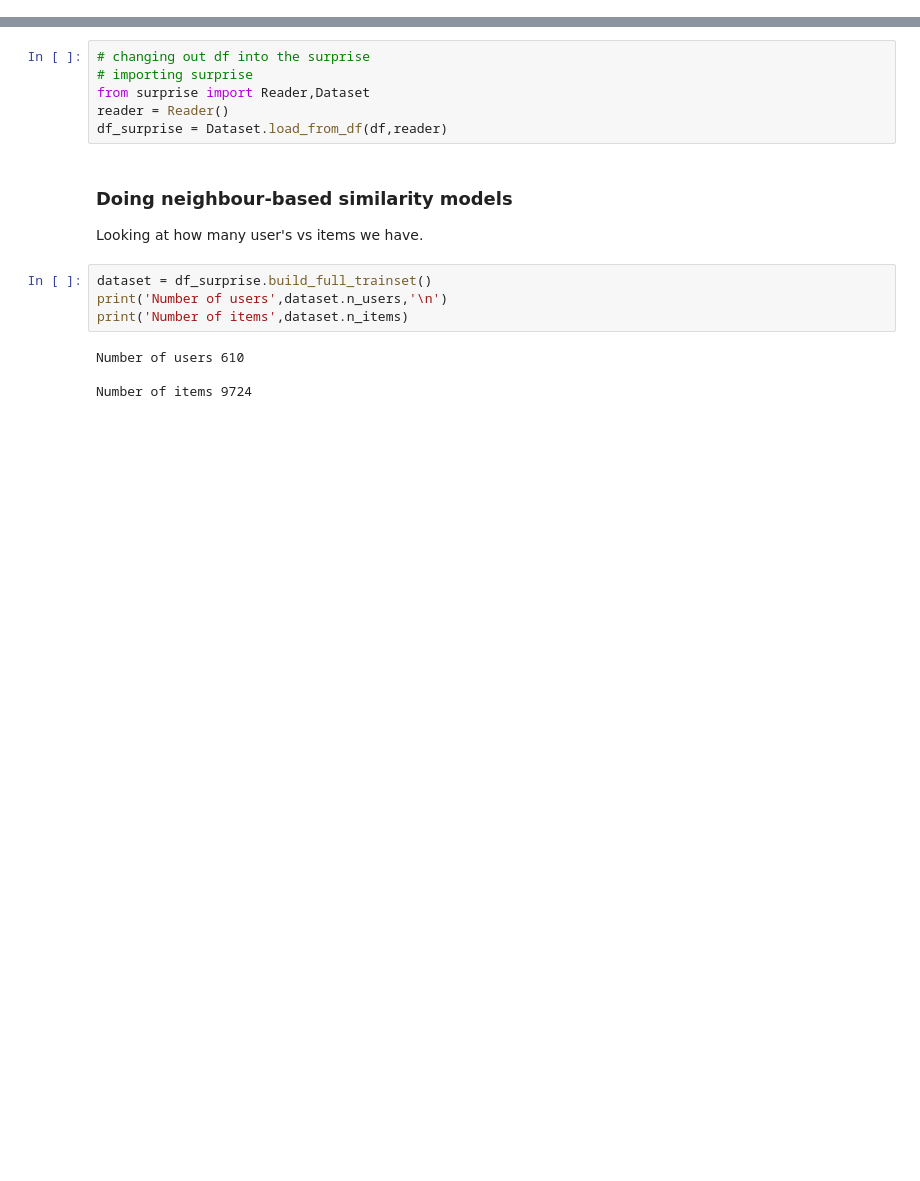
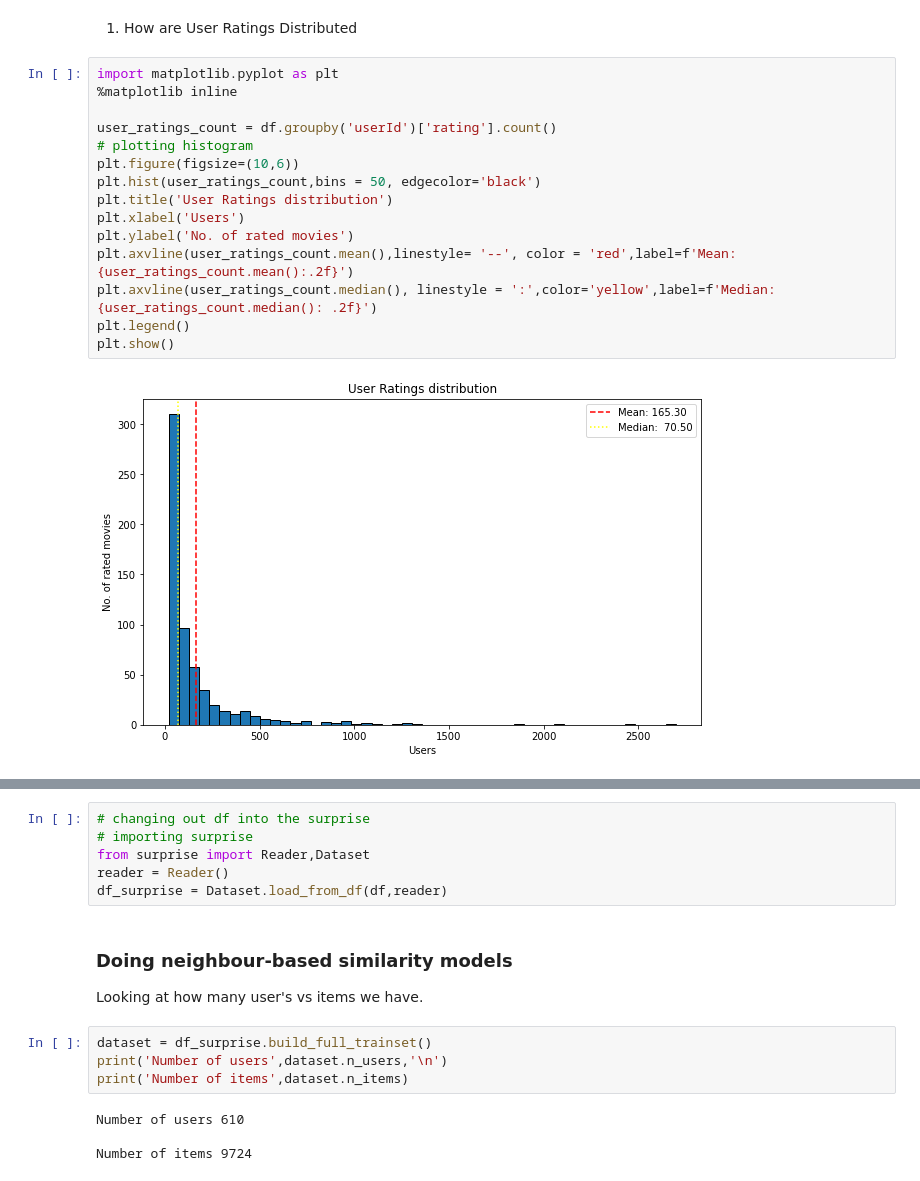
Before and after one commit to MrDenzy/Phase-4-Project---Movie-Recommendation-System, a Jupyter notebook: notebook/vkones.ipynb, the cells around one changed output, grey strips where cells are left out. Drawn from its saved outputs; the diff is of its cells as text; blank space fills up the shorter version.

```diff
--- a/notebook/vkones.ipynb
+++ b/notebook/vkones.ipynb
@@ -88,0 +196,19 @@ combined_df.head()
+# %% [markdown]
+1. How are User Ratings Distributed
+# %%
+import matplotlib.pyplot as plt
+%matplotlib inline
+
+user_ratings_count = df.groupby('userId')['rating'].count()
+# plotting histogram
+plt.figure(figsize=(10,6))
+plt.hist(user_ratings_count,bins = 50, edgecolor='black')
+plt.title('User Ratings distribution')
+plt.xlabel('Users')
+plt.ylabel('No. of rated movies')
+plt.axvline(user_ratings_count.mean(),linestyle= '--', color = 'red',label=f'Mean: {user_ratings_count.mean():.2f}')
+plt.axvline(user_ratings_count.median(), linestyle = ':',color='yellow',label=f'Median: {user_ratings_count.median(): .2f}')
+plt.legend()
+plt.show()
+# %% [output]
+[figure, added]
```
Also changed, not shown: parts of 37 cells of this notebook.
